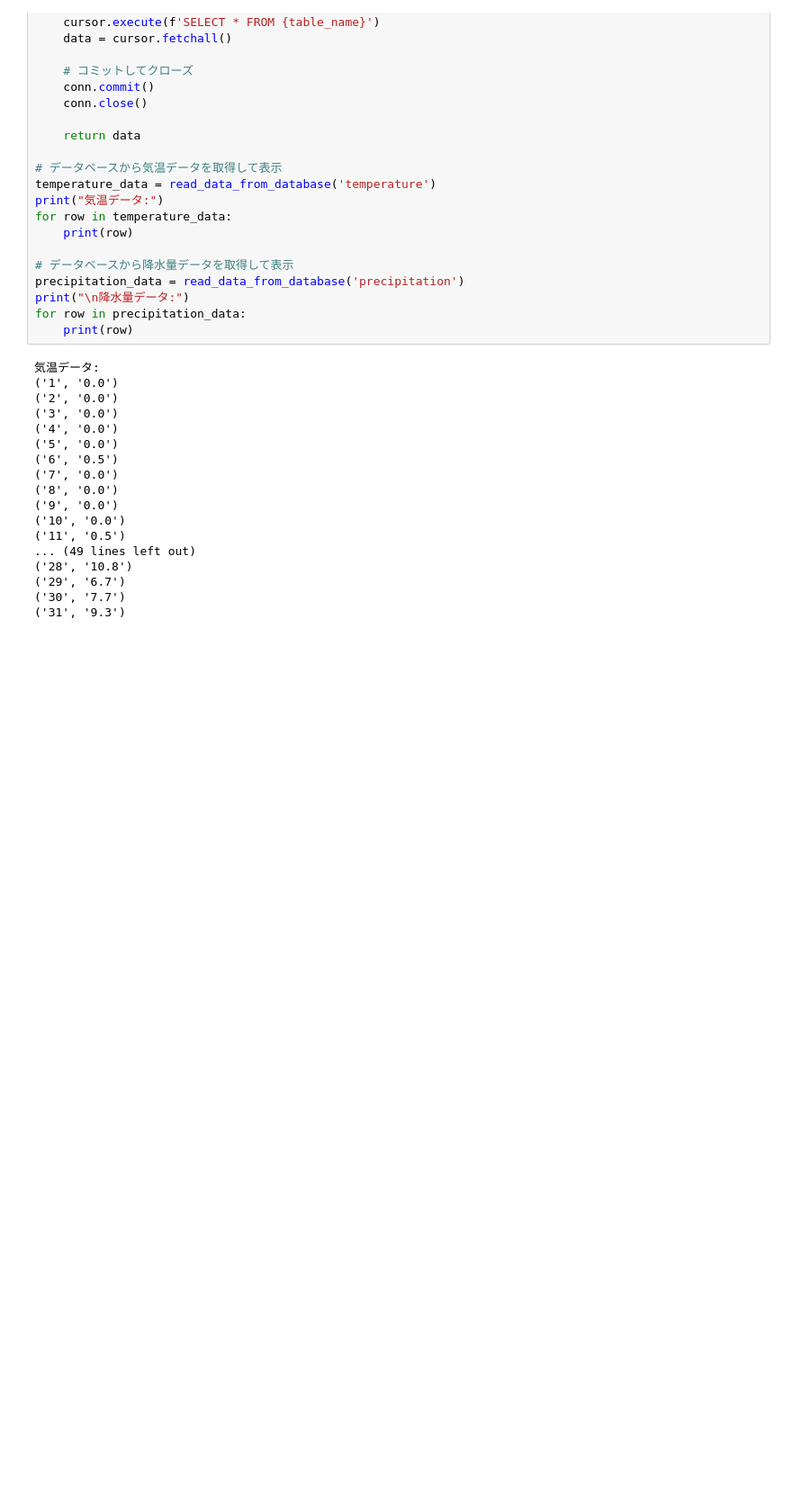
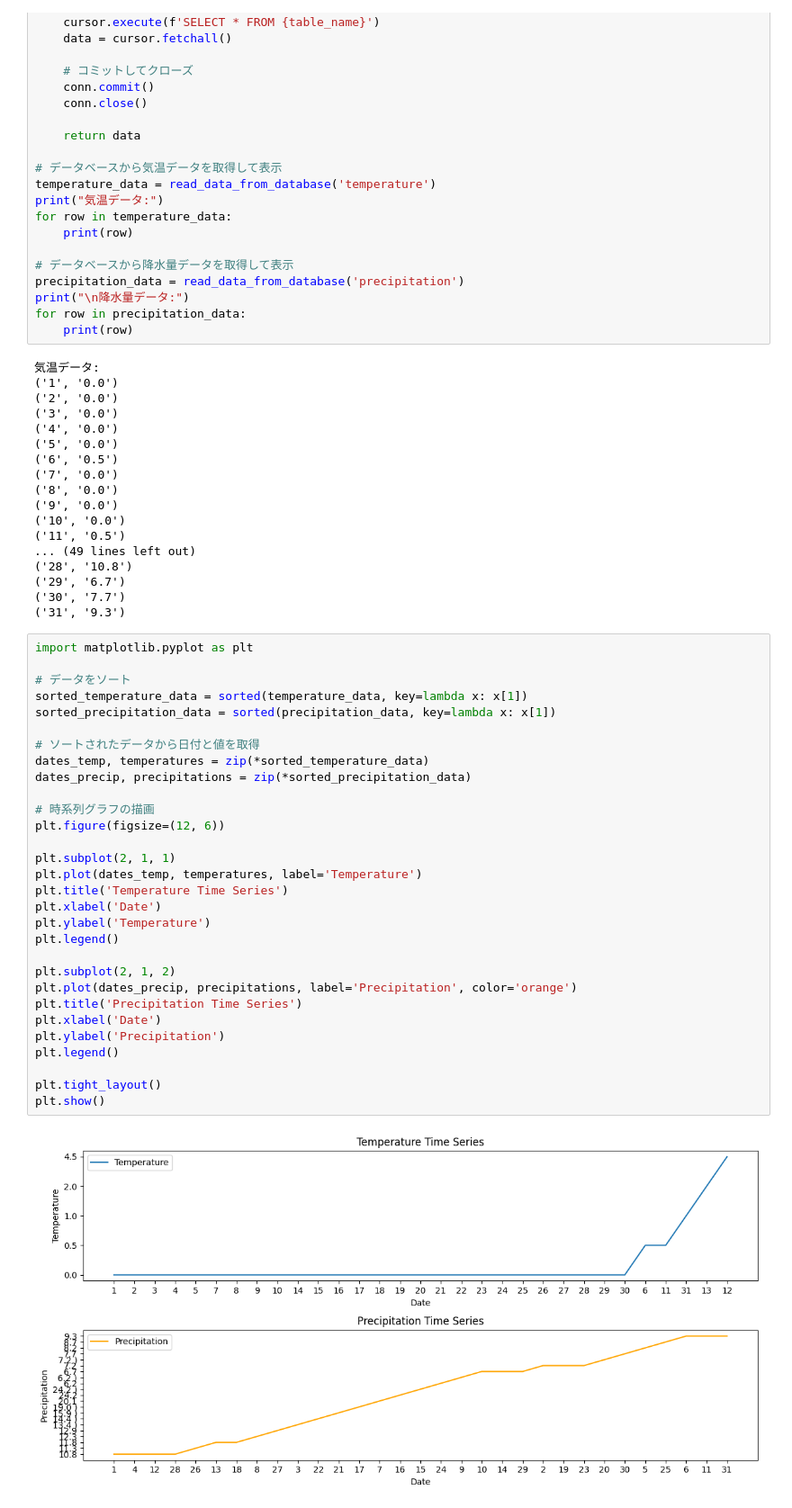
Before and after one commit to yanoyutaro/DSP2, a Jupyter notebook: DSP_final.ipynb, the cells around one changed output. Shown at 90% size. Saved outputs shown, nothing was run; the diff lists cells and outputs as text; blank space fills up the shorter version.

```diff
--- a/DSP_final.ipynb
+++ b/DSP_final.ipynb
@@ -170,3 +170,35 @@ for row in precipitation_data:
 ('29', '6.7')
 ('30', '7.7')
 ('31', '9.3')
+# %%
+import matplotlib.pyplot as plt
+
+# データをソート
+sorted_temperature_data = sorted(temperature_data, key=lambda x: x[1])
+sorted_precipitation_data = sorted(precipitation_data, key=lambda x: x[1])
+
+# ソートされたデータから日付と値を取得
+dates_temp, temperatures = zip(*sorted_temperature_data)
+dates_precip, precipitations = zip(*sorted_precipitation_data)
+
+# 時系列グラフの描画
+plt.figure(figsize=(12, 6))
+
+plt.subplot(2, 1, 1)
+plt.plot(dates_temp, temperatures, label='Temperature')
+plt.title('Temperature Time Series')
+plt.xlabel('Date')
+plt.ylabel('Temperature')
+plt.legend()
+
+plt.subplot(2, 1, 2)
+plt.plot(dates_precip, precipitations, label='Precipitation', color='orange')
+plt.title('Precipitation Time Series')
+plt.xlabel('Date')
+plt.ylabel('Precipitation')
+plt.legend()
+
+plt.tight_layout()
+plt.show()
+# %% [output]
+[figure, added]
```
